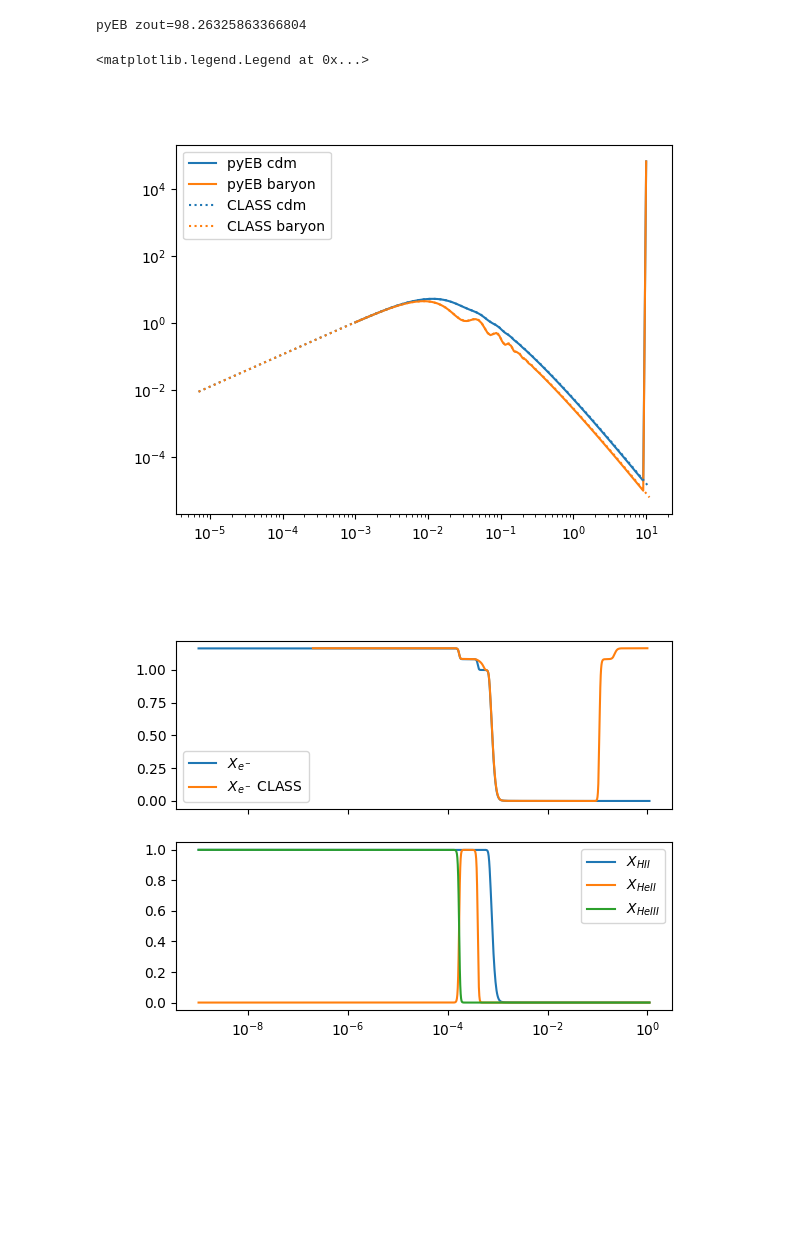
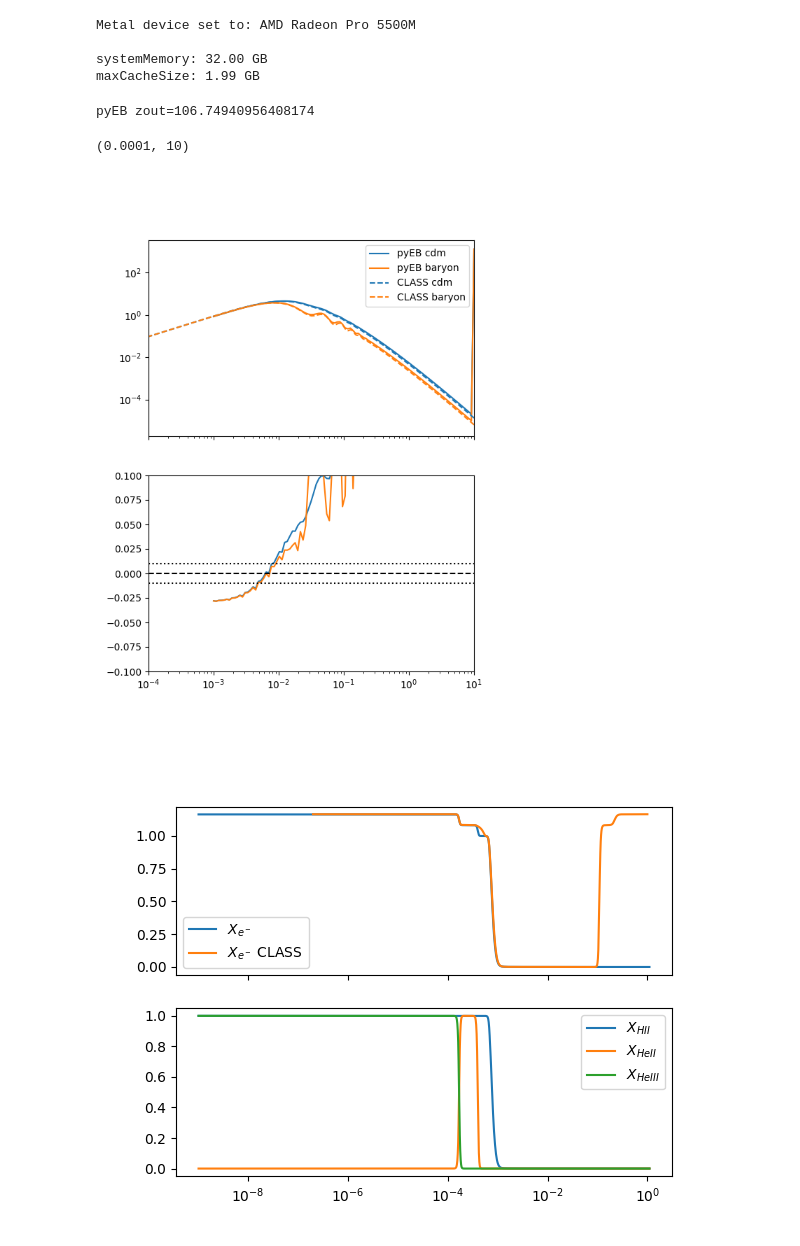
Before and after one commit to ohahn/DISCO-EB, a Jupyter notebook: pylinger_demo.ipynb, the cells around one changed output. Drawn from its saved outputs; the diff is of its cells as text; code cells hidden in the pictures; blank space fills up the shorter version.

```diff
--- a/pylinger_demo.ipynb
+++ b/pylinger_demo.ipynb
@@ -16,9 +18,9 @@ Omegam = 0.276
 Omegab = 0.0455
 OmegaL = 1.0-Omegam
 Omeganu = 0.0
-num_massive_neutrinos = 0
-mnu=0.0 #0.06
-Neff=3.046 #3.044
+num_massive_neutrinos = 1
+mnu=0.06 #0.06
+Neff=2.046 #3.044
 standard_neutrino_neff=Neff
 
 h = 0.703
@@ -58,12 +62,18 @@ def get_class_power( fieldname, zout ):
   return res, k
 # %%
 ## pyLinGer setup
-cp = cosmo(Omegam=Omegam, Omegab=Omegab, OmegaL=OmegaL, H0=100*h, Tcmb=Tcmb, YHe=YHe, Neff=Neff )
+jax.config.update('jax_platform_name', 'cpu')
+cp = cosmo(Omegam=Omegam, Omegab=Omegab, OmegaL=OmegaL, H0=100*h, Tcmb=Tcmb, YHe=YHe, Neff=Neff, Nmnu=num_massive_neutrinos, mnu=mnu )
 th = pthermo.thermal_history(taumin=cp.tau[1],taumax=cp.tau[-1],cp=cp,N=1000)
 pt = pt_synchronous(cp=cp,th=th)
 
 kmodes = np.geomspace(1e-3,1e1,100)
 y,t = pt.compute(kmodes = kmodes, aexp_out=np.geomspace(1e-4,1e-2,2))
+# %% [output]
+Metal device set to: AMD Radeon Pro 5500M
+
+systemMemory: 32.00 GB
+maxCacheSize: 1.99 GB
 # %%
 ## evaluate the power spectra
 iout = 1
@@ -74,29 +84,37 @@ Pkc = A_s*(kmodes/k_p)**(n_s - 1) * kmodes**(-3) * y[:,3,iout]**2
 Pkb = A_s*(kmodes/k_p)**(n_s - 1) * kmodes**(-3) * y[:,5,iout]**2
 Pkg = A_s*(kmodes/k_p)**(n_s - 1) * kmodes**(-3) * y[:,7,iout]**2
 
-Pkc_CAMB = PKc.P(zout,kmodes/h)
-Pkb_CAMB = PKb.P(zout,kmodes/h)
-
 Pkc_CLASS, k_CLASS = get_class_power('d_cdm', zout)
 Pkb_CLASS, k_CLASS = get_class_power('d_b', zout)
 # %% [output]
-pyEB zout=98.26325863366804
+pyEB zout=106.74940956408174
 # %%
-fig, ax = plt.subplots()
+fig, ax = plt.subplots(2,1, sharex=True, figsize=(6,8) )
 fac = 2.5
 # fac = 2*np.pi**2/ (2*np.pi)**1.5
-ax.loglog( kmodes, Pkc*fac, label='pyEB cdm', color='C0')
+ax[0].loglog( kmodes, Pkc*fac, label='pyEB cdm', color='C0')
 # ax.loglog( kmodes, Pkc_CAMB, label='CAMB cdm', color='C0', ls='--')
-ax.loglog( kmodes, Pkb*fac, label='pyEB baryon', color='C1')
+ax[0].loglog( kmodes, Pkb*fac, label='pyEB baryon', color='C1')
 # ax.loglog( kmodes, Pkb_CAMB, label='CAMB baryon', color='C1', ls='--')
-ax.loglog( k_CLASS, Pkc_CLASS, label='CLASS cdm', ls=':', color='C0')
-ax.loglog( k_CLASS, Pkb_CLASS, label='CLASS baryon', ls=':', color='C1')
-ax.legend()
+ax[0].loglog( k_CLASS, Pkc_CLASS, label='CLASS cdm', ls='--', color='C0')
+ax[0].loglog( k_CLASS, Pkb_CLASS, label='CLASS baryon', ls='--', color='C1')
+ax[0].legend()
+
+ax[1].semilogx( kmodes, Pkc*fac/np.interp( kmodes, k_CLASS, Pkc_CLASS )-1.0, label='cdm err', color='C0')
+ax[1].semilogx( kmodes, Pkb*fac/np.interp( kmodes, k_CLASS, Pkb_CLASS )-1.0, label='baryon err', color='C1')
+
+ax[1].set_ylim((-0.1,0.1))
+ax[1].axhline(0.0, ls='--', color='k')
+ax[1].axhline(0.01, ls=':', color='k')
+ax[1].axhline(-0.01, ls=':', color='k')
+
+ax[1].set_xlim((1e-4,10))
+
 # ax.loglog( kmodes, Pkg, label='pyEB photon', color='C2')
 # ax.set_xlim((1e-3,5))
 # %% [output]
-<matplotlib.legend.Legend at 0x...>
+(0.0001, 10)
-[figure, old version]
+[figure, new version]
 # %%
 fg, ax = plt.subplots(2,sharex=True)
 ax[0].semilogx( cp.get_a(th.tau), th.xe, label='$X_{e^-}$' )
```
Also changed, not shown: parts of 2 cells of this notebook, 3 other files.
